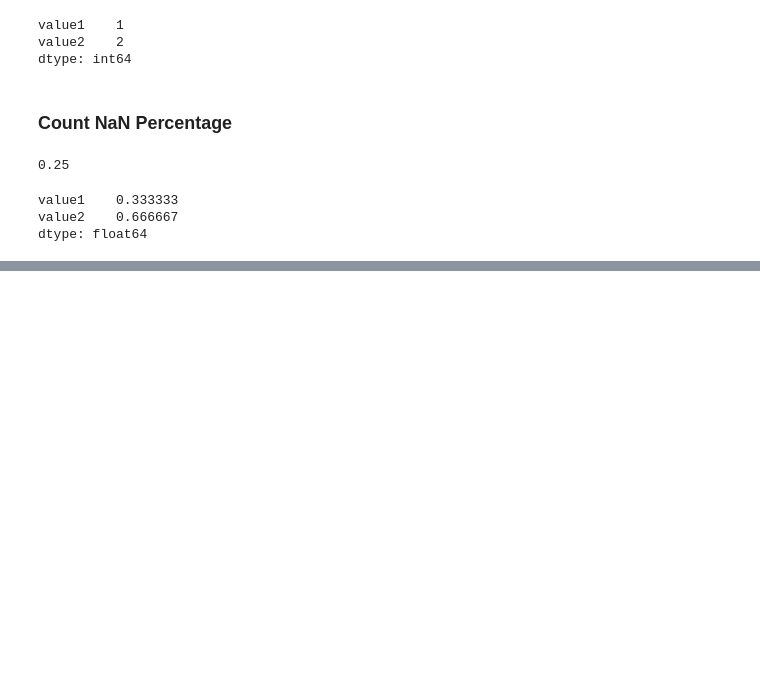
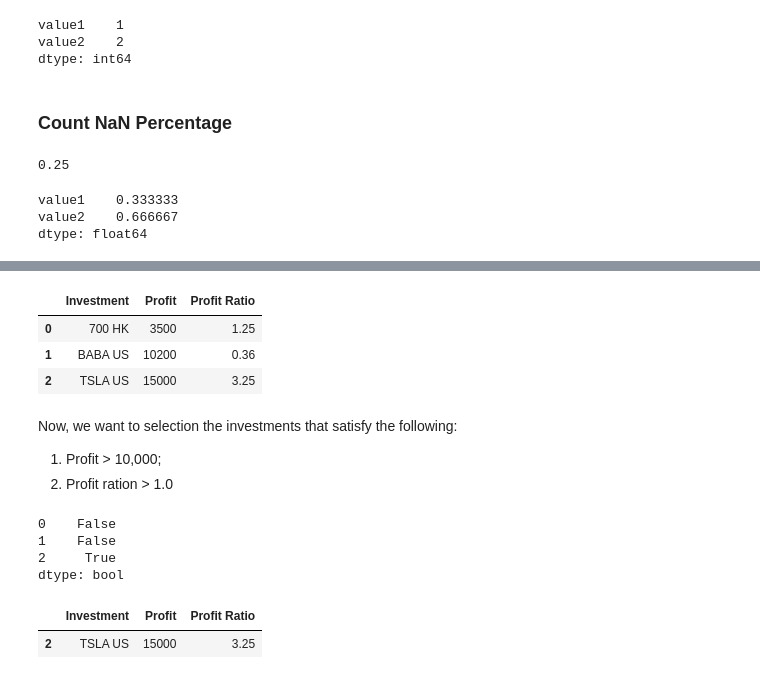
Before and after one commit to ZhangSteven/notebooks, a Jupyter notebook: code_snippets.ipynb, the cells around one changed output, grey strips where cells are left out. Cells and saved outputs as stored; diff of their text form; code cells hidden in the pictures; blank space fills up the shorter version.

```diff
--- a/code_snippets.ipynb
+++ b/code_snippets.ipynb
@@ -167,0 +177,32 @@ dtype: float64
+# %%
+df = pd.DataFrame( [['700 HK', 3500, 1.25], ['BABA US', 10200, 0.36], ['TSLA US', 15000, 3.25]]
+                 , columns=['Investment', 'Profit', 'Profit Ratio']
+                 )
+df
+# %% [output]
+|  | Investment | Profit | Profit Ratio |
+| 0 | 700 HK | 3500 | 1.25 |
+| 1 | BABA US | 10200 | 0.36 |
+| 2 | TSLA US | 15000 | 3.25 |
+# %% [markdown]
+Now, we want to selection the investments that satisfy the following:
+
+1. Profit > 10,000;
+2. Profit ration > 1.0
+# %%
+def successful(row):
+    return row['Profit'] > 10000 and row['Profit Ratio'] > 1.0
+
+
+selector = df.apply(successful, axis=1)
+selector
+# %% [output]
+0    False
+1    False
+2     True
+dtype: bool
+# %%
+df[df.apply(successful, axis=1)]
+# %% [output]
+|  | Investment | Profit | Profit Ratio |
+| 2 | TSLA US | 15000 | 3.25 |
```
Also changed, not shown: parts of 1 cell of this notebook, 1 other file.
